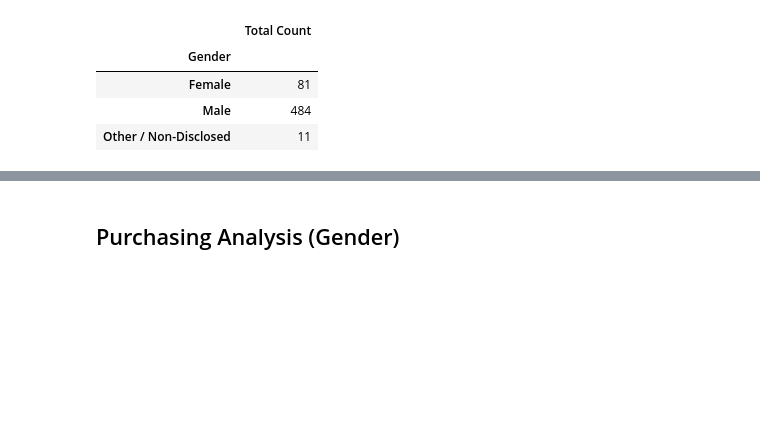
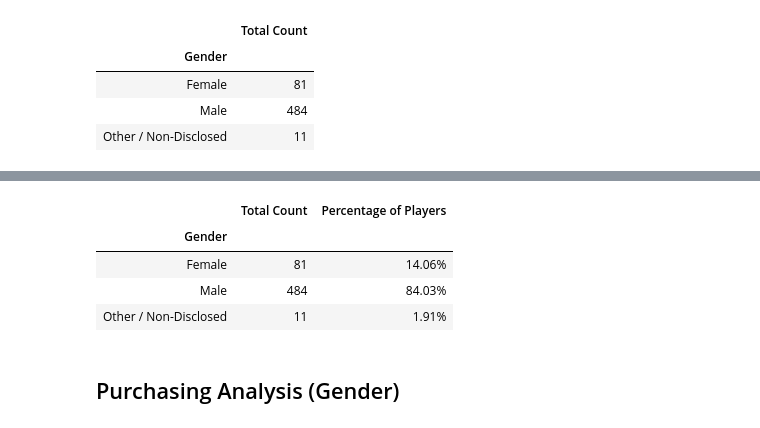
Before and after one commit to scottinsactown/Heroes-of-Pymoli, a Jupyter notebook: HeroesOfPymoli_starter.ipynb, the cells around one changed output, grey strips where cells are left out. Saved outputs shown, nothing was run; the diff lists cells and outputs as text; code cells hidden in the pictures; blank space fills up the shorter version.

```diff
--- a/HeroesOfPymoli_starter.ipynb
+++ b/HeroesOfPymoli_starter.ipynb
@@ -24,7 +22,7 @@ purchase_data.head()
 * Display the total number of players
 # %%
 # Count unique player names
-players = len(purchase_data['SN'].unique())
+players = purchase_data['SN'].nunique()
 
 # Create and display dataframe of total players
 players_dict = [{'Total Players': players}]
@@ -95,18 +95,3 @@ gender_num
 | Female | 81 |
 | Male | 484 |
 | Other / Non-Disclosed | 11 |
-# %%
-#Find percentages of gender
-males = SN_unique['Gender'].value_counts()['Male']
-females = SN_unique['Gender'].value_counts()['Female']
-# players = total unique players from earlier
-others = players-males-females
-male_per = (males/players)*100
-female_per = (females/players)*100
-other_per = (others/players)*100
-
-# Add and format column
-gender_per=[female_per,male_per,other_per]
-gender_num['Percentage of Players']=gender_per
-gender_num['Percentage of Players']= gender_num['Percentage of Players'].map("{:.2f}%".format)
-gender_num
@@ -118,0 +98,10 @@ gender_num
+# %%
+# Find percentage of each gender
+gender_unique = gender_group['SN'].nunique()
+# ******total_unique = purchase_data['SN'].nunique()
+gender_per = pd.DataFrame((gender_unique/players)*100)
+
+# Format results
+gender_per = gender_per.rename(columns={'SN':'Percentage of Players'})
+gender_per['Percentage of Players'] = gender_per['Percentage of Players'].map('{:.2f}%'.format)
+gender_per
@@ -119,3 +114,13 @@ gender_num
+# %%
+# Combine gender number and percentage tables
+merge_gender = gender_num.merge(gender_per,on='Gender')
+merge_gender
+# %% [output]
+|  | Total Count | Percentage of Players |
+| Gender |  |  |
+| Female | 81 | 14.06% |
+| Male | 484 | 84.03% |
+| Other / Non-Disclosed | 11 | 1.91% |
 # %% [markdown]
 
 ## Purchasing Analysis (Gender)
```
Also changed, not shown: parts of 14 cells of this notebook.
